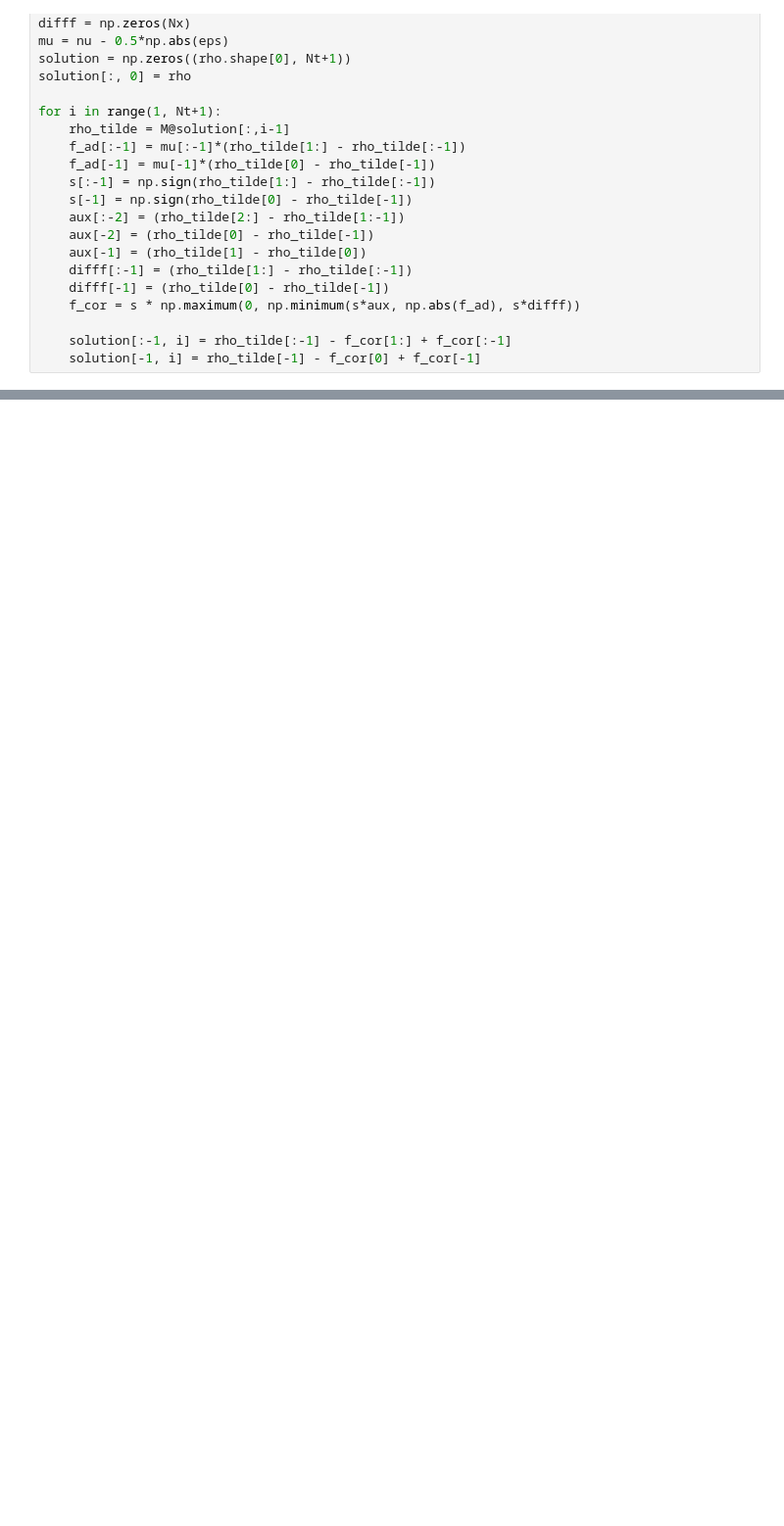
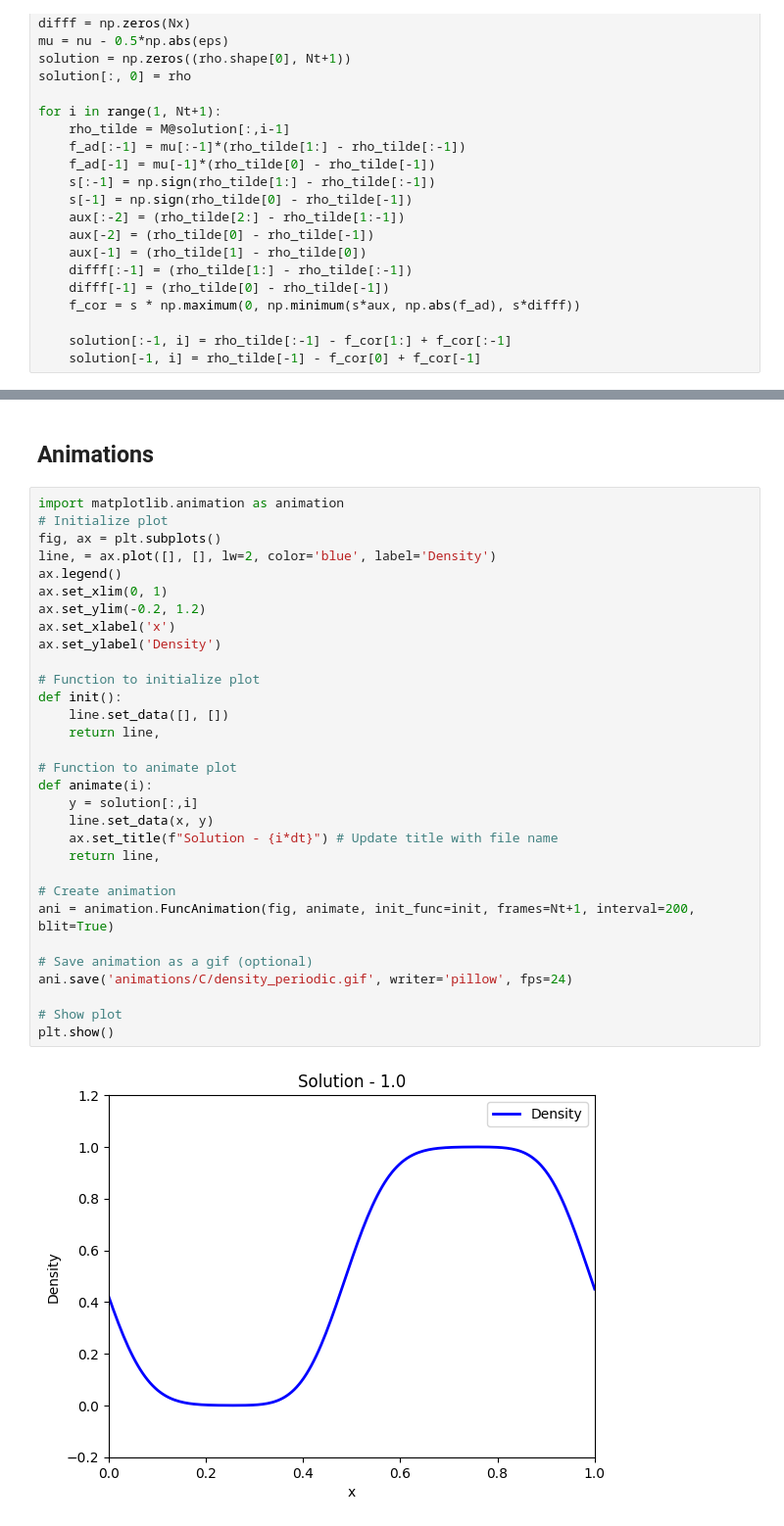
Before and after one commit to daniloaballayf/Shockwave-TAMU, a Jupyter notebook: 1D Notebooks/ContinuityEquation.ipynb, the cells around one changed output, grey strips where cells are left out. Shown at 98% size. Saved outputs shown, nothing was run; the diff lists cells and outputs as text; blank space fills up the shorter version.

Commit message:
Shockwave simulations and animations

```diff
--- a/1D Notebooks/ContinuityEquation.ipynb
+++ b/1D Notebooks/ContinuityEquation.ipynb
@@ -215,0 +215,35 @@ plt.show()
+# %% [markdown]
+## Animations
+# %%
+import matplotlib.animation as animation
+# Initialize plot
+fig, ax = plt.subplots()
+line, = ax.plot([], [], lw=2, color='blue', label='Density')
+ax.legend()
+ax.set_xlim(0, 1)
+ax.set_ylim(-0.2, 1.2)
+ax.set_xlabel('x')
+ax.set_ylabel('Density')
+
+# Function to initialize plot
+def init():
+    line.set_data([], [])
+    return line,
+
+# Function to animate plot
+def animate(i):
+    y = solution[:,i]
+    line.set_data(x, y)
+    ax.set_title(f"Solution - {i*dt}") # Update title with file name
+    return line,
+
+# Create animation
+ani = animation.FuncAnimation(fig, animate, init_func=init, frames=Nt+1, interval=200, blit=True)
+
+# Save animation as a gif (optional)
+ani.save('animations/C/density_periodic.gif', writer='pillow', fps=24)
+
+# Show plot
+plt.show()
+# %% [output]
+[figure, added]
```
Also changed, not shown: parts of 5 cells of this notebook, 16 other files.
